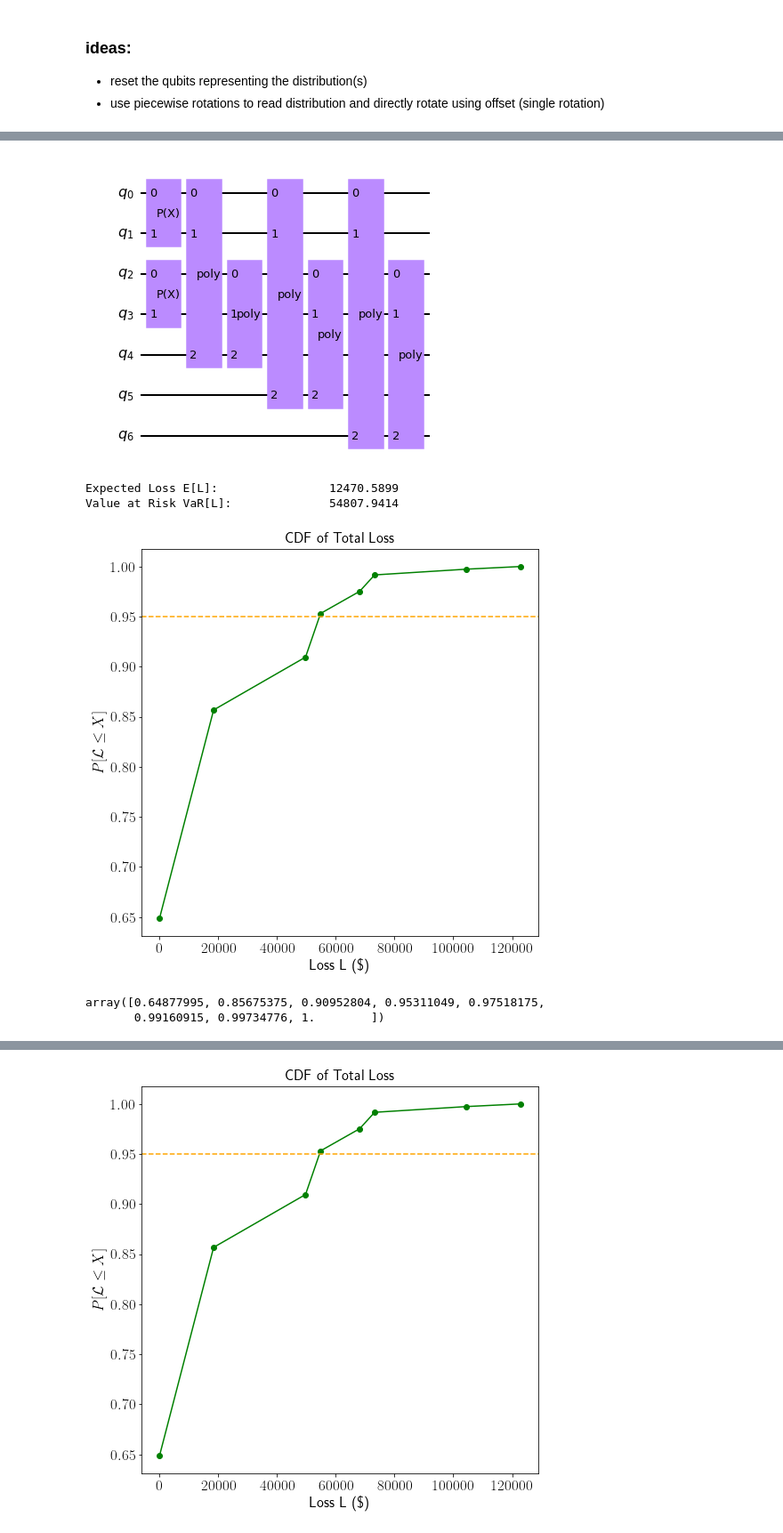
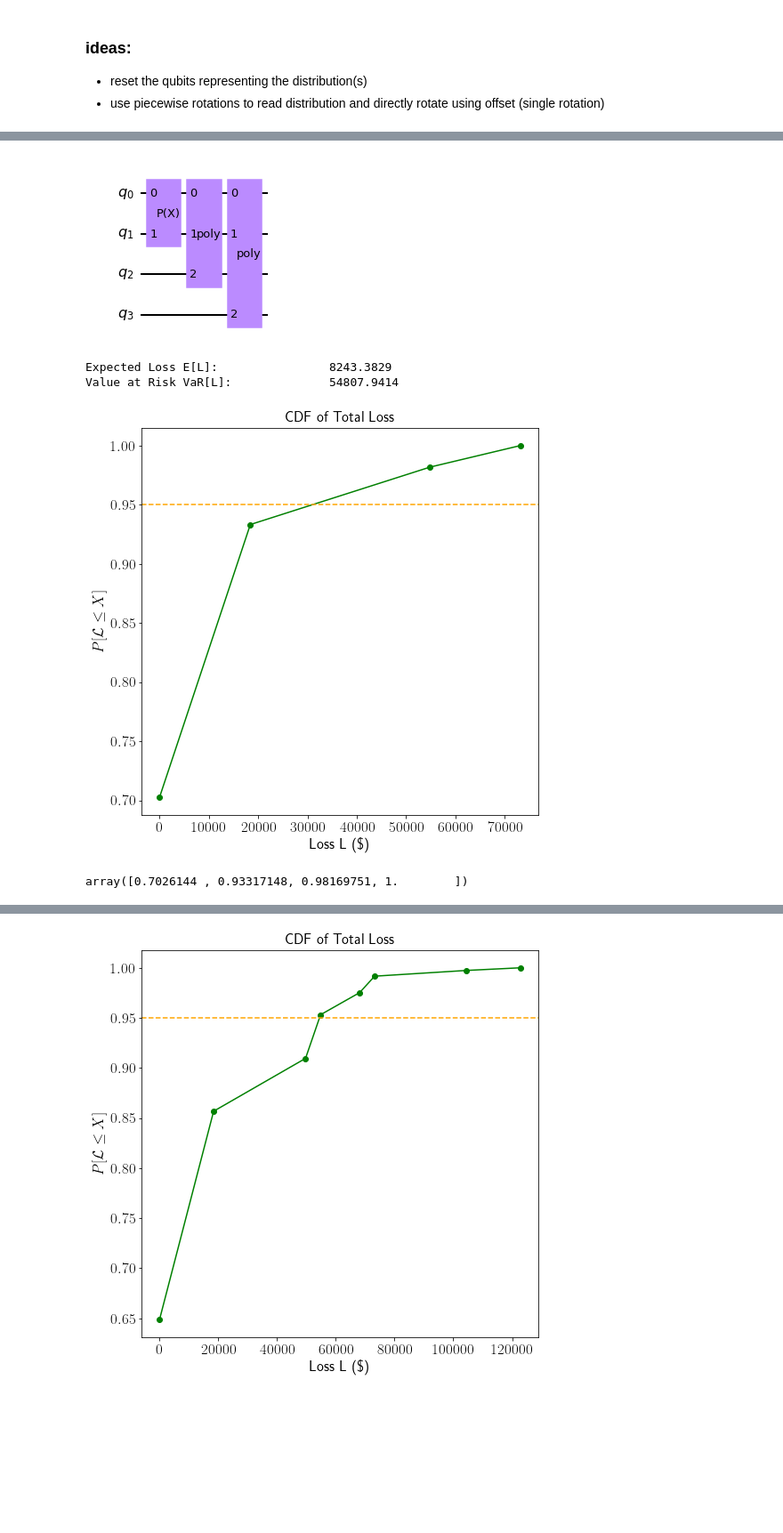
Before and after one commit to Eagle-quantum/QVaR, a Jupyter notebook: CRA_enhanced.ipynb, the cells around one changed output, grey strips where cells are left out. Shown: that part at 89% size. Saved outputs shown, nothing was run; the diff lists cells and outputs as text; code cells hidden in the pictures; blank space fills up the shorter version.

```diff
--- a/CRA_enhanced.ipynb
+++ b/CRA_enhanced.ipynb
@@ -25,10 +25,10 @@ from itertools import combinations
 
 df = pd.read_csv("Data/sampled_counterparts.csv")
 # df = df[((df['pd']>=0.1) & ((1000 < df['lgd dwt']*df['ead']) & (df['lgd dwt']*df['ead'] < 5000000)))]
-df = df.iloc[[38-2, 260-2, 7816-2]]
+df =  df.iloc[[38-2, 260-2]] #df.iloc[[38-2, 260-2, 7816-2]]
 
 F_matrix = pd.read_csv("Data/F_for_sampled_counterparts.csv")
-sectors = [1, 2]
+sectors = [1] #[1, 2]
 F_values = [[F_matrix.iloc[df.index.values[j]][i-1] for i in sectors] for j in range(len(df))]
 # F_values = [[0.55], [0.65], [0.50]] # make F/rhos
 # %%
@@ -63,17 +62,12 @@ p_zeros: [0.2565108504, 0.0715568886, 0.1021936371]
 # %%
-from qiskit_finance.circuit.library import GaussianConditionalIndependenceModel as GCI
-
-if len(sectors) == 1:
-    u = GCI(n_z, z_max, p_zeros, rhos)
-else:
-    # u = MultivariateGCI_sr(n_z, z_max, p_zeros, rhos, F_values[1])
-    u = MultivariateGCI_mr(n_z, z_max, p_zeros, rhos, F_values)
+# u = MultivariateGCI_sr(n_z, z_max, p_zeros, rhos, F_values[1])
+u = MultivariateGCI_mr(n_z, z_max, p_zeros, rhos, F_values)
 
 # u.decompose().decompose().decompose().decompose().decompose().draw(filename='u_circuit.svg', fold=22)
 # print(u.decompose().draw(output='latex_source'))
 u.decompose().draw("mpl", filename='Images/u_circuit.svg')
 # %% [output]
-[figure, old version]
+[figure, new version]
 # %%
 # run the circuit and analyze the results
 job = execute(u, backend=Aer.get_backend('statevector_simulator'),) # n_shots=n_shots)
@@ -135,11 +129,10 @@ plt.savefig('Images/cdf.svg', dpi=400, bbox_inches = "tight")
 plt.show()
 cdf
 # %% [output]
-Expected Loss E[L]:                12470.5899
+Expected Loss E[L]:                8243.3829
 Value at Risk VaR[L]:              54807.9414
-[figure, old version]
+[figure, new version]
-array([0.64877995, 0.85675375, 0.90952804, 0.95311049, 0.97518175,
-       0.99160915, 0.99734776, 1.        ])
+array([0.7026144 , 0.93317148, 0.98169751, 1.        ])
 # %%
 def mapping(decimal_number):
     b = ('{0:0%sb}' % K).format(decimal_number)
```
Also changed, not shown: parts of 4 cells of this notebook, 1 other file.
